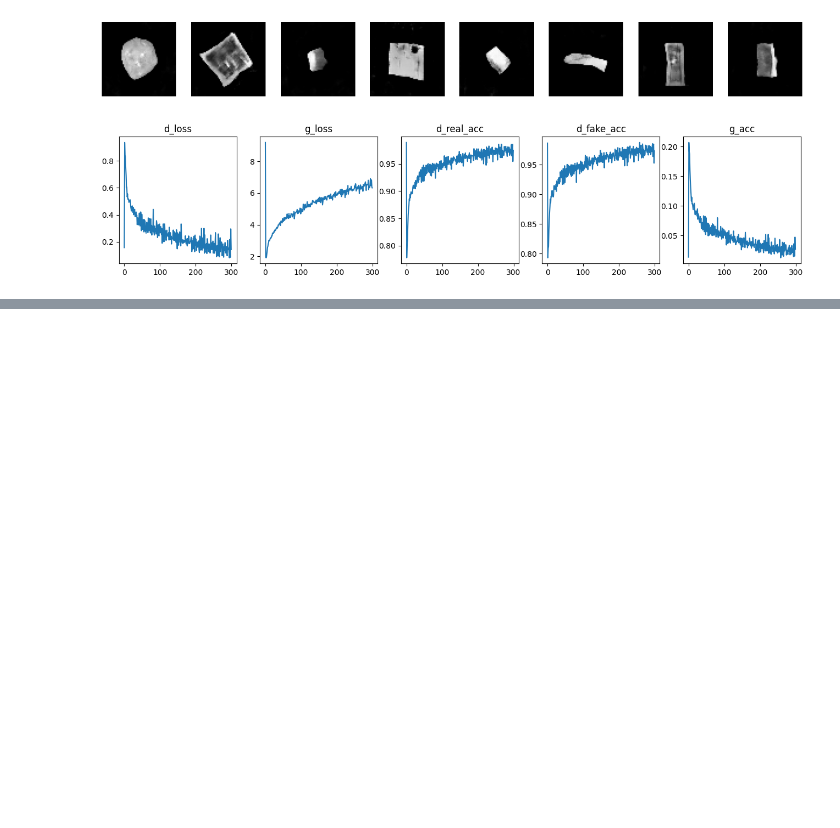
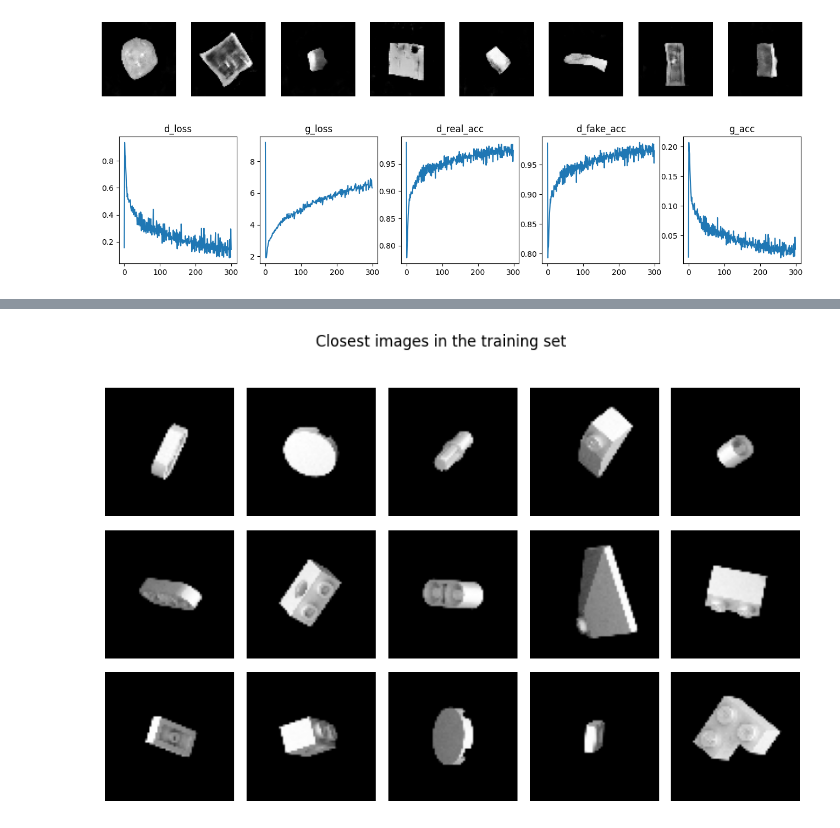
Before and after one commit to terrence-ou/Generative-Deep-Learning-2nd-Edition-PyTorch-JAX, a Jupyter notebook: PyTorch/chapter_04_gan/01_dcgan.ipynb, the cells around one changed output, grey strips where cells are left out. Drawn from its saved outputs; the diff is of its cells as text; code cells hidden in the pictures; blank space fills up the shorter version.

```diff
--- a/PyTorch/chapter_04_gan/01_dcgan.ipynb
+++ b/PyTorch/chapter_04_gan/01_dcgan.ipynb
@@ -332,0 +378,18 @@ Epoch: 300      epoch time 0.37 min
+# %%
+# Draw a plot of decoded images
+fig = plt.figure(figsize=(10, 6))
+fig.subplots_adjust(hspace=0.1, wspace=0.1)
+fig.suptitle('Closest images in the training set')
+
+# Output the grid of faces
+for i in range(grid_width * grid_height):
+    ax = fig.add_subplot(grid_height, grid_width, i + 1)
+    ax.axis("off")
+    # Compare images
+    gen_img = generated_imgs[i].unsqueeze(0)
+    L1_dist = (total_imgs - gen_img).abs().reshape(total_imgs.shape[0], -1).mean(dim=1)
+    selection = L1_dist.argmin().item()
+
+    ax.imshow(total_imgs[selection][0], cmap="gray")
+# %% [output]
+[figure, added]
```
Also changed, not shown: parts of 11 cells of this notebook.
